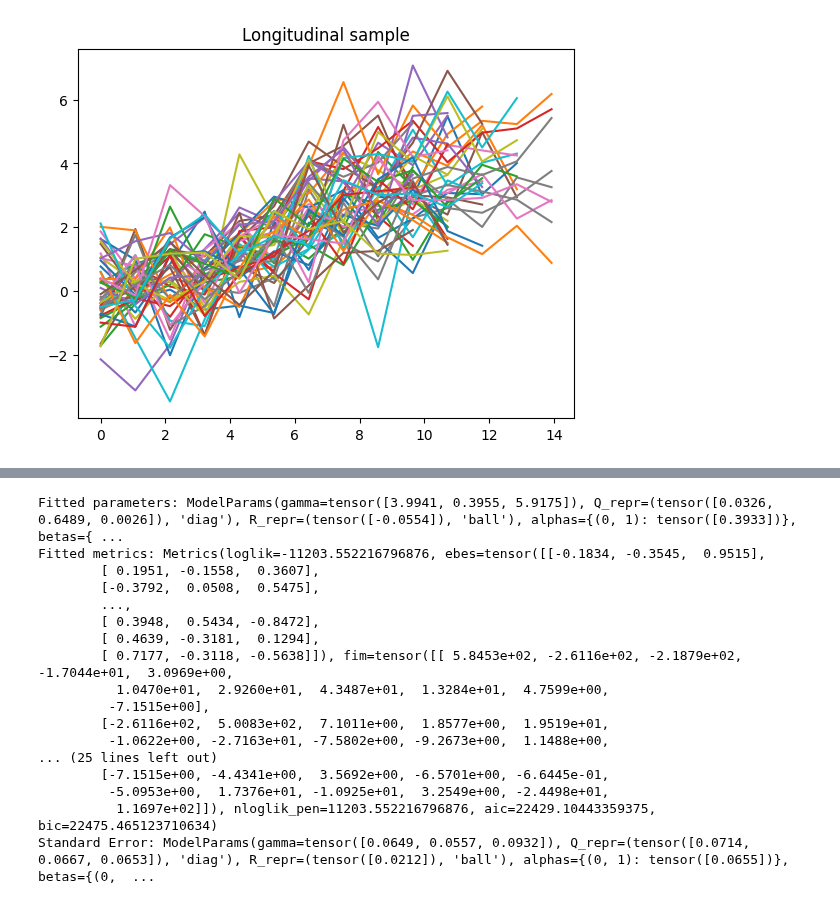
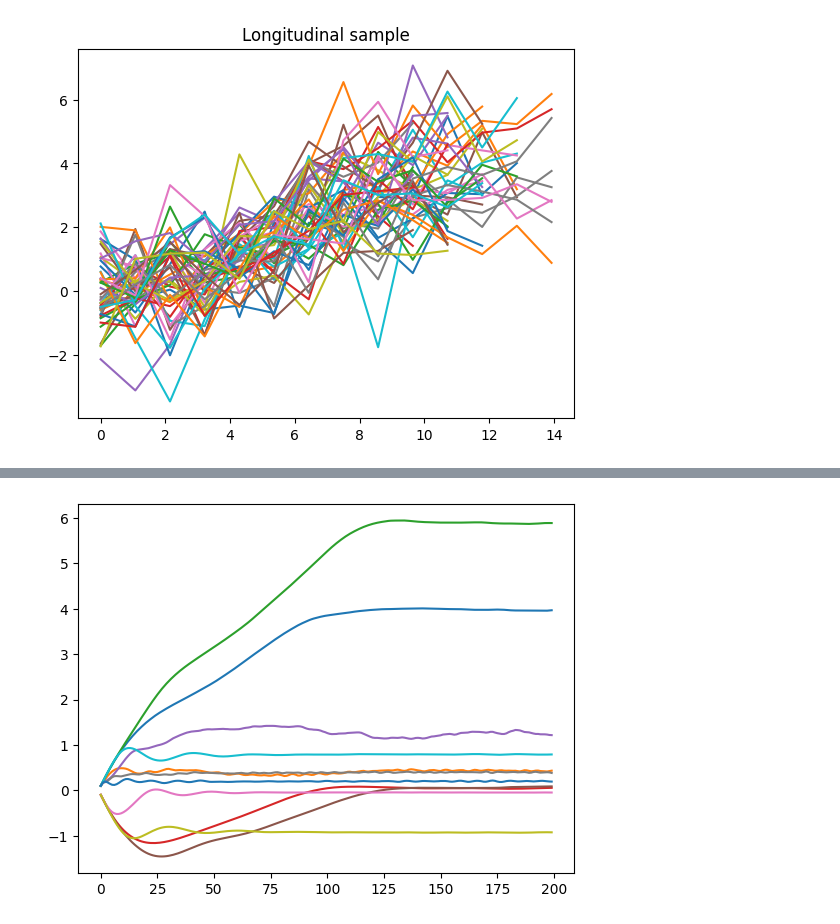
Before and after one commit to felixlaplante/jmstate, a Jupyter notebook: fitting-test.ipynb, the cells around one changed output, grey strips where cells are left out. Cells and saved outputs as stored; diff of their text form; code cells hidden in the pictures.

```diff
--- a/fitting-test.ipynb
+++ b/fitting-test.ipynb
@@ -44,7 +44,7 @@ real_model = MultiStateJointModel(model_design, real_params)
 
 n, p = 500, 3
 t = torch.linspace(0, 15, 15)
-c = torch.rand(n) * 5 + 10
+c = torch.rand(n, 1) * 5 + 10
 x = torch.randn(n, p)
 
 b = Q_dist.sample((n,))
@@ -52,9 +52,9 @@ psi = f(gamma, x, b)
 
 trajectories_init = [[(0.0, 0)] for _ in range(n)]
 sample_data = SampleData(x, trajectories_init, psi)
-trajectories = real_model.sample_trajectories(sample_data, c)
+trajectories = real_model.sample_trajectories(sample_data, c.view(-1, 1))
 # %%
-y = model_design.regression_fn(t, psi)
+y = model_design.regression_fn(t, psi).squeeze(0)
 y += R_dist.sample(y.shape[:2])
 y[t.repeat(n, 1) > c.view(-1, 1)] = torch.nan
 
@@ -85,27 +66,21 @@ plt.show()
-# %%
-model.do(
-    jobs=[jmstate.jobs.ComputeFIM(), jmstate.jobs.ComputeCriteria(), jmstate.jobs.ComputeEBEs()]
-)
-print("Fitted parameters:", model.params_)
-print("Fitted metrics:", model.metrics_)
-print("Standard Error:", model.stderror)
-
-new_params = jmstate.utils.sample_params_from_model(model, 100)
-# %% [output]
-Fitted parameters: ModelParams(gamma=tensor([3.9941, 0.3955, 5.9175]), Q_repr=(tensor([0.0326, 0.6489, 0.0026]), 'diag'), R_repr=(tensor([-0.0554]), 'ball'), alphas={(0, 1): tensor([0.3933])}, betas={ ...
-Fitted metrics: Metrics(loglik=-11203.552216796876, ebes=tensor([[-0.1834, -0.3545,  0.9515],
-        [ 0.1951, -0.1558,  0.3607],
-        [-0.3792,  0.0508,  0.5475],
-        ...,
-        [ 0.3948,  0.5434, -0.8472],
-        [ 0.4639, -0.3181,  0.1294],
-        [ 0.7177, -0.3118, -0.5638]]), fim=tensor([[ 5.8453e+02, -2.6116e+02, -2.1879e+02, -1.7044e+01,  3.0969e+00,
-          1.0470e+01,  2.9260e+01,  4.3487e+01,  1.3284e+01,  4.7599e+00,
-         -7.1515e+00],
-        [-2.6116e+02,  5.0083e+02,  7.1011e+00,  1.8577e+00,  1.9519e+01,
-         -1.0622e+00, -2.7163e+01, -7.5802e+00, -9.2673e+00,  1.1488e+00,
-... (25 lines left out)
-        [-7.1515e+00, -4.4341e+00,  3.5692e+00, -6.5701e+00, -6.6445e-01,
-         -5.0953e+00,  1.7376e+01, -1.0925e+01,  3.2549e+00, -2.4498e+01,
-          1.1697e+02]]), nloglik_pen=11203.552216796876, aic=22429.10443359375, bic=22475.465123710634)
-Standard Error: ModelParams(gamma=tensor([0.0649, 0.0557, 0.0932]), Q_repr=(tensor([0.0714, 0.0667, 0.0653]), 'diag'), R_repr=(tensor([0.0212]), 'ball'), alphas={(0, 1): tensor([0.0655])}, betas={(0,  ...
+# %%
+init_params = ModelParams(
+    torch.zeros_like(gamma),
+    (torch.zeros_like(jmstate.utils.flat_from_cov(Q, method="diag")), "diag"),
+    (torch.zeros_like(jmstate.utils.flat_from_cov(R, method="ball")), "ball"),
+    {k: torch.zeros_like(v) for k, v in alphas.items()},
+    {k: torch.zeros_like(v) for k, v in betas.items()},
+)
+
+model = MultiStateJointModel(model_design, init_params)
+
+data = ModelData(
+    x, t, y, trajectories, c
+)
+
+metrics = model.do(data, jobs=[jmstate.jobs.Fit(), jmstate.jobs.LogParamsHistory()])
+
+plt.plot(torch.cat([p.as_flat_tensor[None] for p in metrics], dim=0))
+plt.show()
+# %% [output]
+[figure, added]
```
Also changed, not shown: parts of 8 cells of this notebook, 13 other files.
